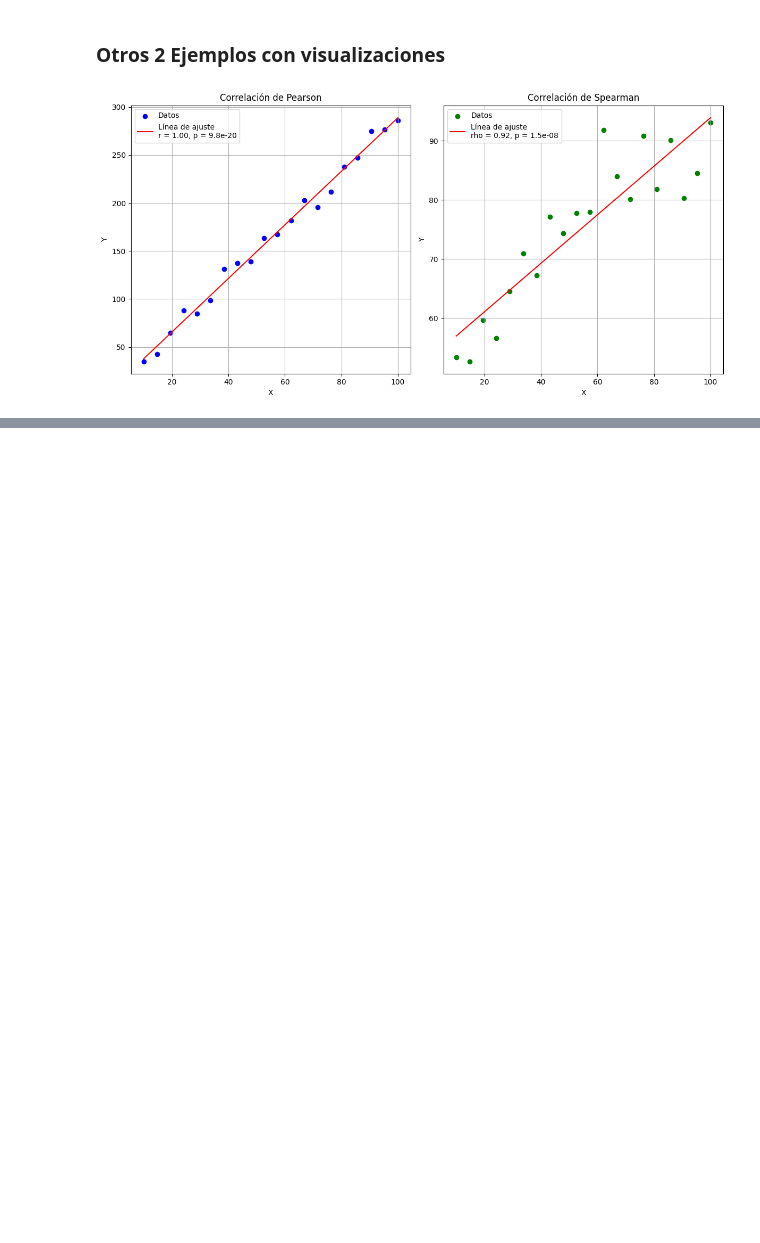
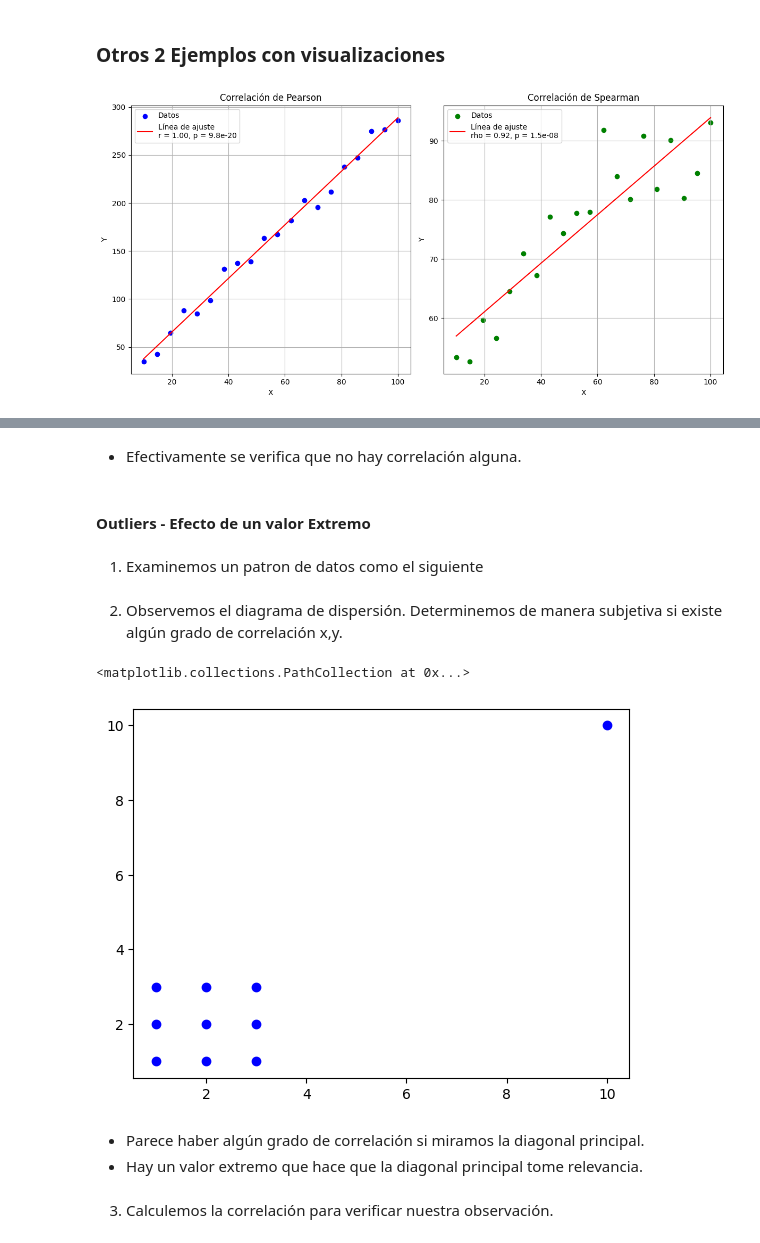
Before and after one commit to DaniCh-Coder/Python-Notes, a Jupyter notebook: ps stats/Corr-Regr/Corr-Pearson-Spearman.ipynb, the cells around one changed output, grey strips where cells are left out. Saved outputs shown, nothing was run; the diff lists cells and outputs as text; code cells hidden in the pictures; blank space fills up the shorter version.

```diff
--- a/ps stats/Corr-Regr/Corr-Pearson-Spearman.ipynb
+++ b/ps stats/Corr-Regr/Corr-Pearson-Spearman.ipynb
@@ -120,0 +179,22 @@ plt.show()
+# %% [markdown]
++ Efectivamente se verifica que no hay correlación alguna.
+# %% [markdown]
+#### Outliers - Efecto de un valor Extremo
+# %% [markdown]
+1. Examinemos un patron de datos como el siguiente
+# %%
+# Datos de ejemplo
+x = [1, 1, 1, 2, 2, 2, 3, 3, 3, 10]
+y = [1, 2, 3, 1, 2, 3, 1, 2, 3, 10]
+# %% [markdown]
+2. Observemos el diagrama de dispersión. Determinemos de manera subjetiva si existe algún grado de correlación x,y.
+# %%
+plt.scatter(x, y, color='blue', label='Datos')
+# %% [output]
+<matplotlib.collections.PathCollection at 0x...>
+[figure, added]
+# %% [markdown]
++ Parece haber algún grado de correlación si miramos la diagonal principal.
++ Hay un valor extremo que hace que la diagonal principal tome relevancia.
+# %% [markdown]
+3. Calculemos la correlación para verificar nuestra observación.
```
Also changed, not shown: parts of 17 cells of this notebook, 3 other files.
